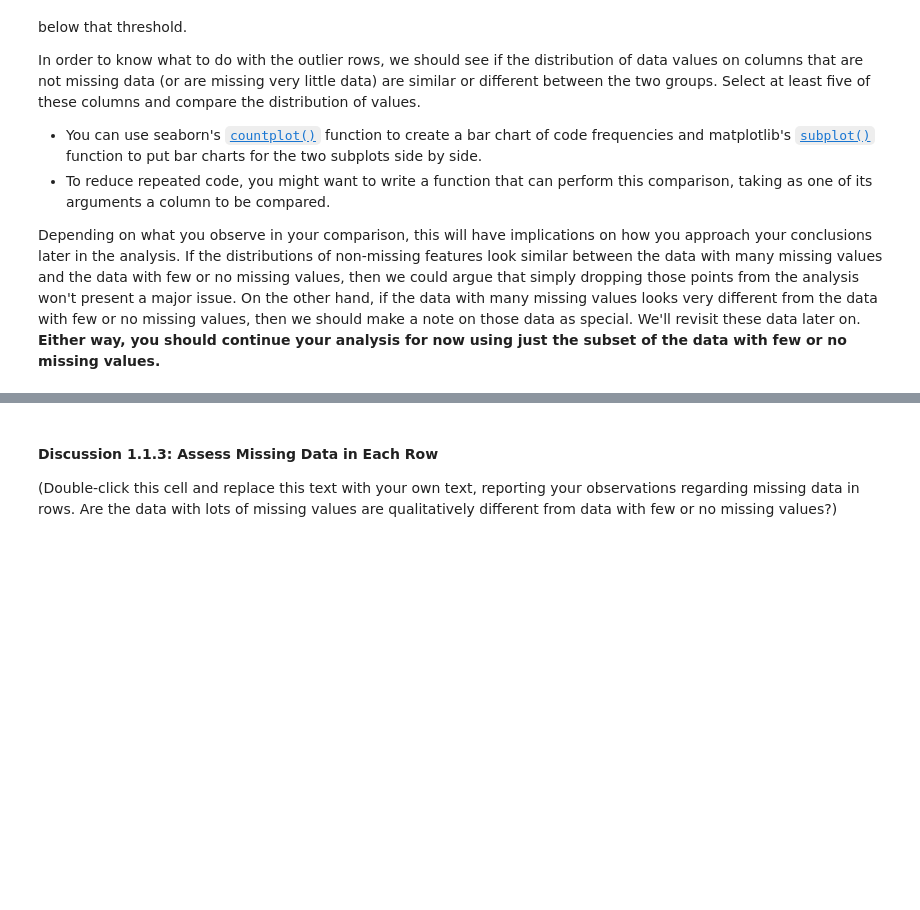
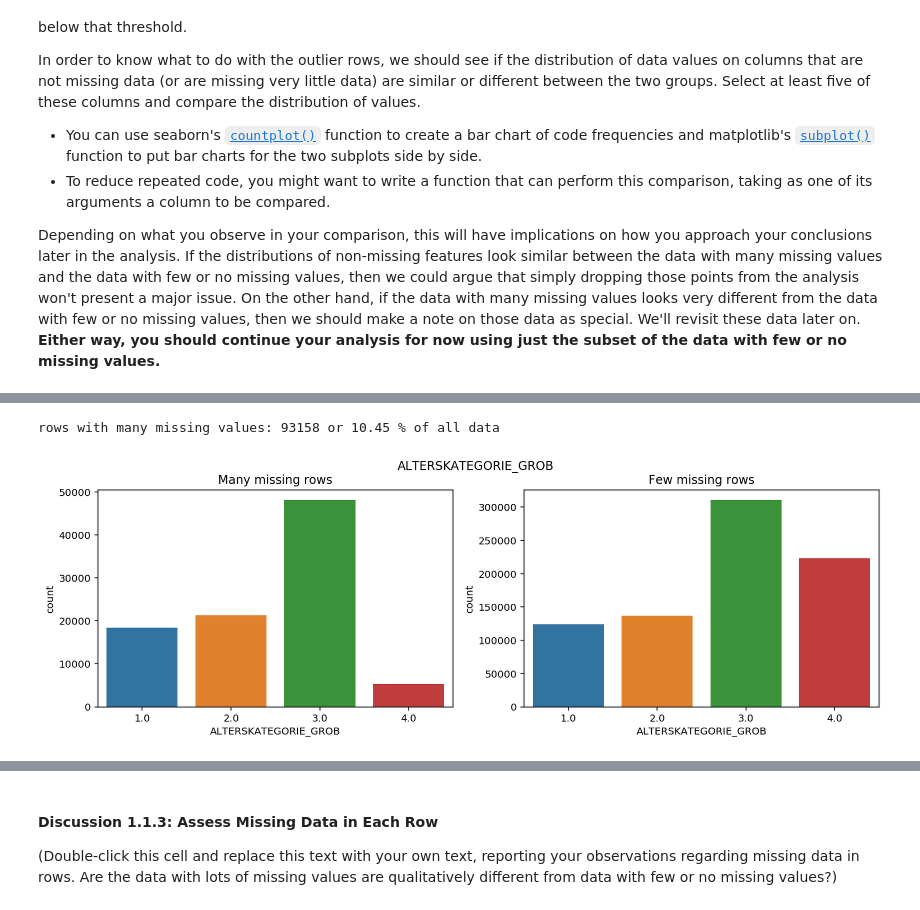
Before and after one commit to vasilkosturski/udacity-ml-intro, a Jupyter notebook: unsupervised-learning/creating-customer-segments/Identify_Customer_Segments.ipynb, the cells around one changed output, grey strips where cells are left out. Drawn from its saved outputs; the diff is of its cells as text; code cells hidden in the pictures; blank space fills up the shorter version.

```diff
--- a/unsupervised-learning/creating-customer-segments/Identify_Customer_Segments.ipynb
+++ b/unsupervised-learning/creating-customer-segments/Identify_Customer_Segments.ipynb
@@ -182,0 +256,27 @@ Depending on what you observe in your comparison, this will have implications on
+# %%
+# Select rows with more than 30 missing values
+rows_many_missing = nan_rowcount[nan_rowcount > 30]
+print('rows with many missing values:', rows_many_missing.shape[0], 'or', \
+      np.round(rows_many_missing.shape[0]*100/nan_rowcount.shape[0],2), '% of all data')
+# %% [output]
+rows with many missing values: 93158 or 10.45 % of all data
+# %%
+# Compare the distribution of values for at least five columns where there are
+# no or few missing values, between the two subsets.
+
+def plot_compare(column):
+    fig = plt.figure(figsize=(14,4))
+    ax1 = fig.add_subplot(121)
+    ax1.title.set_text('Many missing rows')
+    sns.countplot(azdias.loc[rows_many_missing.index,column])
+
+    ax2 = fig.add_subplot(122)
+    ax2.title.set_text('Few missing rows')
+    sns.countplot(azdias.loc[~azdias.index.isin(rows_many_missing.index),column]);
+
+    fig.suptitle(column)
+    plt.show()
+# %%
+plot_compare('ALTERSKATEGORIE_GROB')
+# %% [output]
+[figure, added]
```
Also changed, not shown: parts of 26 cells of this notebook.
